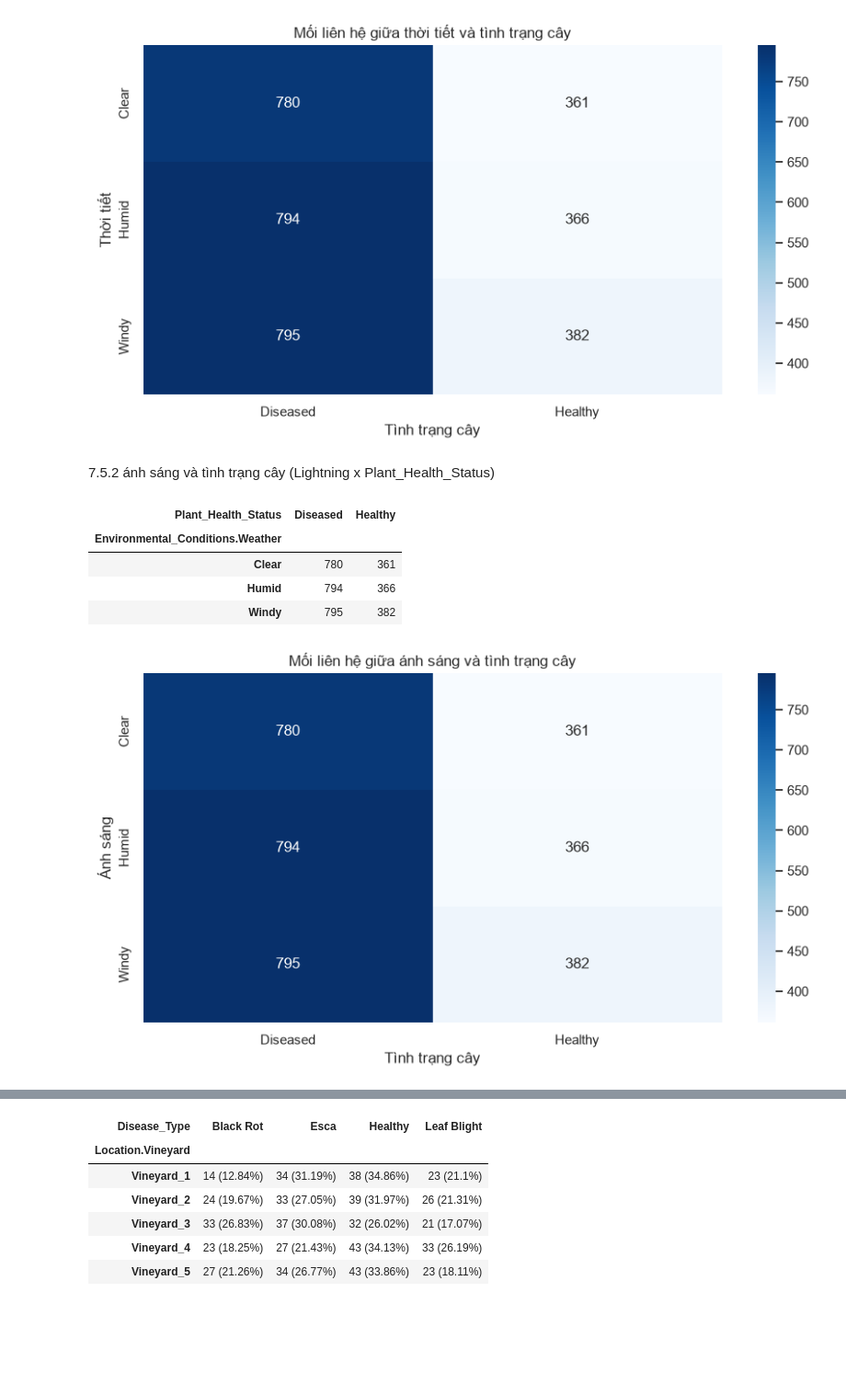
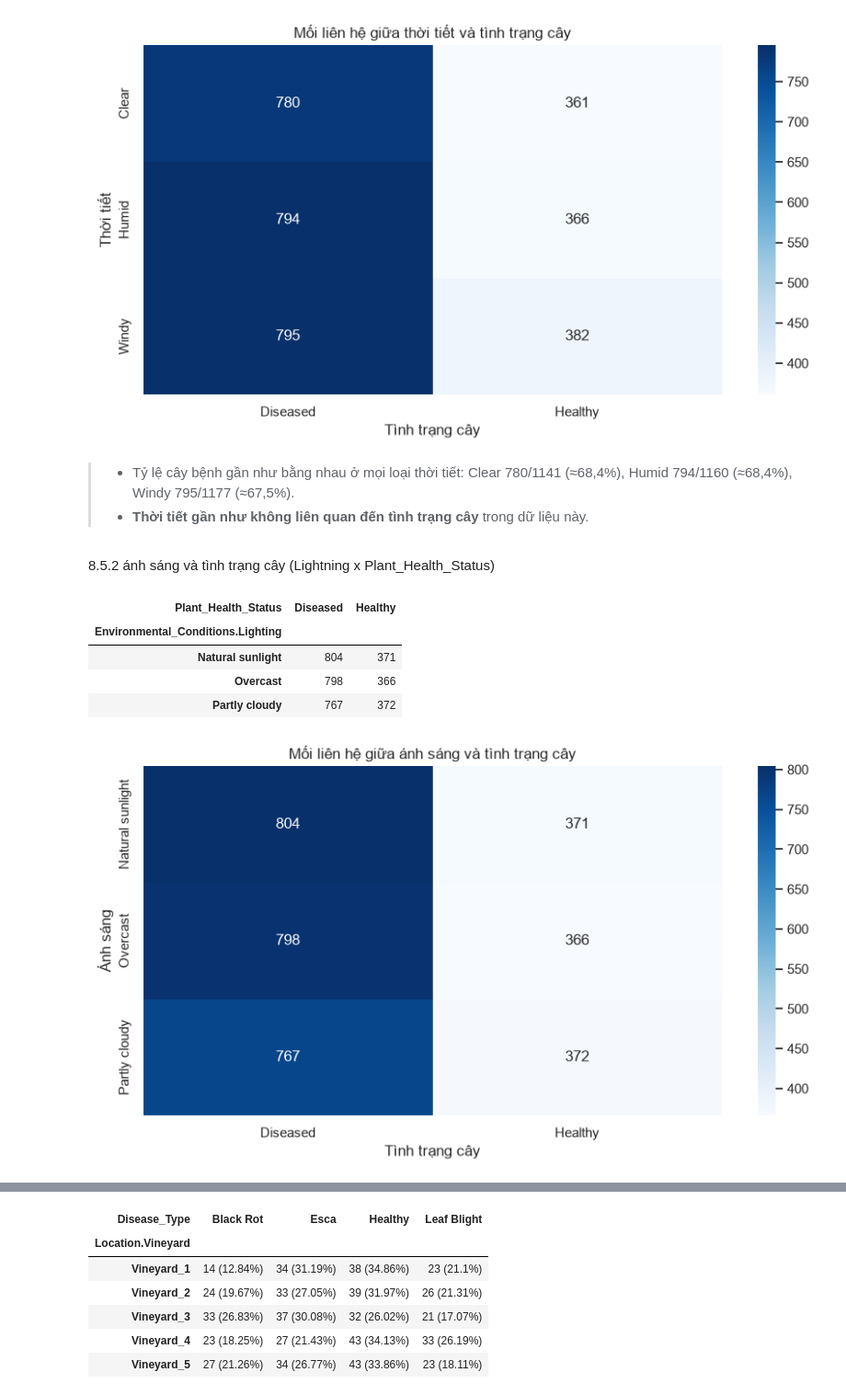
Before and after one commit to KasuraNguyen/Smart-Vineyard, a Jupyter notebook: Notebook/EDA.ipynb, the cells around one changed output, grey strips where cells are left out. Shown at 92% size. Saved outputs shown, nothing was run; the diff lists cells and outputs as text; code cells hidden in the pictures; blank space fills up the shorter version.

```diff
--- a/Notebook/EDA.ipynb
+++ b/Notebook/EDA.ipynb
@@ -47,7 +47,7 @@ print("Đã import thư viện thành công")
 # %%
 BASE_DIR = Path.cwd()
 
-DATASET_DIR = Path("FILE PATH") #Đổi đường dẫn cho hợp lý khi chạy file
+DATASET_DIR = Path("FILE_PATH") #Đổi đường dẫn cho hợp lý khi chạy file
 
 if DATASET_DIR.exists():
     print("Đã tìm thấy dataset !")
@@ -364,34 +833,37 @@ plt.show()
 | Humid | 794 | 366 |
 | Windy | 795 | 382 |
 [figure]
+# %% [markdown]
+> - Tỷ lệ cây bệnh gần như bằng nhau ở mọi loại thời tiết: Clear 780/1141 (≈68,4%), Humid 794/1160 (≈68,4%), Windy 795/1177 (≈67,5%).
+> - **Thời tiết gần như không liên quan đến tình trạng cây** trong dữ liệu này.
 # %% [markdown]
-7.5.2 ánh sáng và tình trạng cây (Lightning x Plant_Health_Status)
+8.5.2 ánh sáng và tình trạng cây (Lightning x Plant_Health_Status)
 # %%
 lighting_health = pd.crosstab(
     df_metadata["Environmental_Conditions.Lighting"],
     df_metadata["Plant_Health_Status"]
 )
-display(weather_health)
+display(lighting_health)
 
 plt.figure(figsize=(9, 5))
 
 sns.heatmap(
-    weather_health,
+    lighting_health,
     annot=True,
     fmt="d",
     cmap="Blues"
 )
 
 plt.title("Mối liên hệ giữa ánh sáng và tình trạng cây")
 plt.xlabel("Tình trạng cây")
 plt.ylabel("Ánh sáng")
 
 plt.tight_layout()
 plt.show()
 # %% [output]
 | Plant_Health_Status | Diseased | Healthy |
-| Environmental_Conditions.Weather |  |  |
-| Clear | 780 | 361 |
-| Humid | 794 | 366 |
-| Windy | 795 | 382 |
+| Environmental_Conditions.Lighting |  |  |
+| Natural sunlight | 804 | 371 |
+| Overcast | 798 | 366 |
+| Partly cloudy | 767 | 372 |
-[figure, old version]
+[figure, new version]
```
Also changed, not shown: parts of 86 cells of this notebook.
